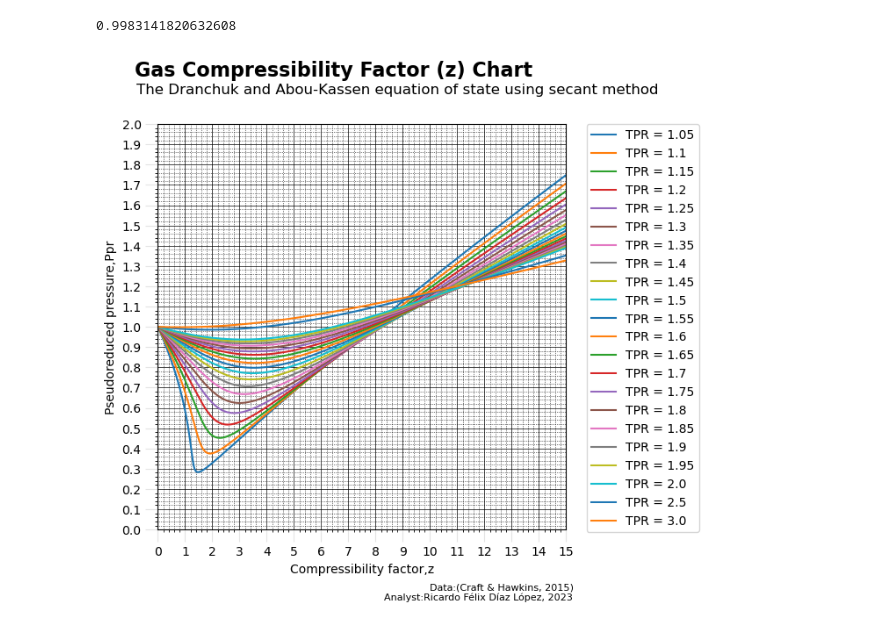
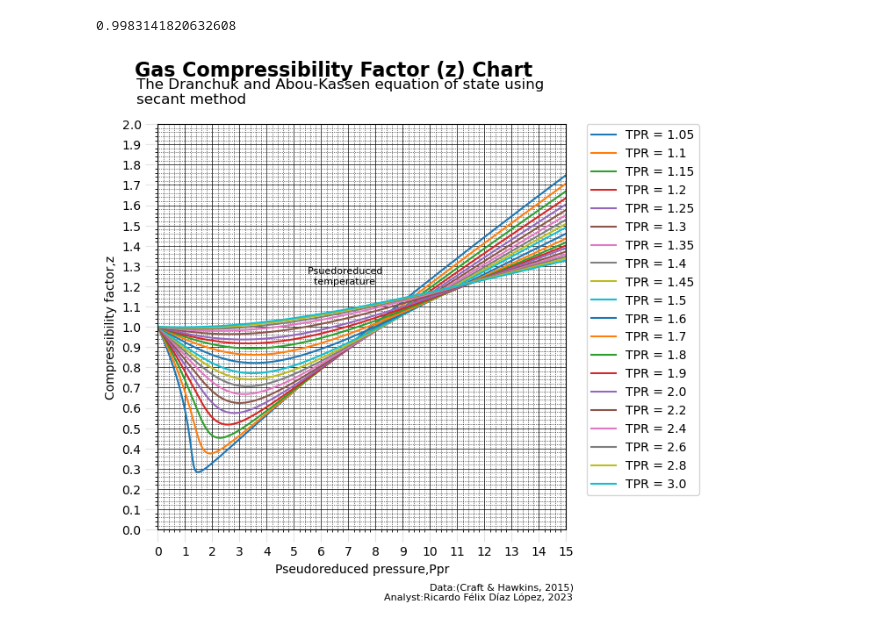
Before and after one commit to Ricardod671/graph_zfactor, a Jupyter notebook: notebooks/0.1-RFDL-zfactor_graph.ipynb, the cells around one changed output. Saved outputs shown, nothing was run; the diff lists cells and outputs as text; code cells hidden in the pictures.

```diff
--- a/notebooks/0.1-RFDL-zfactor_graph.ipynb
+++ b/notebooks/0.1-RFDL-zfactor_graph.ipynb
@@ -100,6 +100,10 @@ z_factor(tpr=3.0,ppr=1)
 # %% [output]
 0.9983141820632608
 # %%
+"""
+Compresibility Gas Factor from 0 to 15 Ppr
+"""
+
 #backgrouned info and defining the graph
 fig = plt.figure(figsize=(6,6))
 ax = fig.add_subplot(1,1,1)
@@ -121,9 +125,9 @@ ax.grid(which='minor', linestyle=':', linewidth='0.5', color='black')
 # Preparing the tpr values
 tpr_values = [
     1.05, 1.1, 1.15, 1.2, 1.25, 1.3, 1.35, 1.4, 1.45, 1.5,
-    1.55, 1.6, 1.65, 1.7, 1.75, 1.8, 1.85, 1.9, 1.95, 2.0,
-    2.5, 3.0
+    1.6, 1.7, 1.8, 1.9, 2.0, 2.2, 2.4, 2.6, 2.8, 3.0
 ]
+
 
 # Creating the points of ppr values to graph
 ppr_values = np.linspace(0, 15, 400)
@@ -144,35 +148,42 @@ ax.tick_params(which='major',
 ax.set_title("Gas Compressibility Factor (z) Chart",
              fontsize=16,
              x=0.43,
              y=1.1,
              fontweight='bold')
 
 # Adding the axis labels
-ax.set_xlabel("Compressibility factor,z")
-ax.set_ylabel("Pseudoreduced pressure,Ppr")
+ax.set_ylabel("Compressibility factor,z")
+ax.set_xlabel("Pseudoreduced pressure,Ppr")
 
 # Adding the subtitle
-ax.text(s = 'The Dranchuk and Abou-Kassen equation of state using secant method',
+ax.text(s = 'The Dranchuk and Abou-Kassen equation of state using \nsecant method',
         x = -0.8,
-        y = 2.15,
+        y = 2.1,
         fontsize = 12)
 
 # Adding me
 ax.text(s = 'Analyst:Ricardo Félix Díaz López, 2023',
         x = 8.3,
         y = -0.35,
         fontsize = 8)
 
 # Adding the source of data
 ax.text(s = 'Data:(Craft & Hawkins, 2015)',
         x = 10,
         y = -0.3,
         fontsize = 8)
 
+# Adding the Tpr
+ax.text(s = 'Psuedoreduced \n  temperature',
+        x = 5.5,
+        y = 1.21,
+        fontsize = 8)
+
 # Adding the legend
 ax.legend(bbox_to_anchor=(1.05, 1),
           loc='upper left',
           borderaxespad=0.)
+
 plt.show();
 # %% [output]
-[figure, old version]
+[figure, new version]
```
Also changed, not shown: parts of 2 cells of this notebook.
